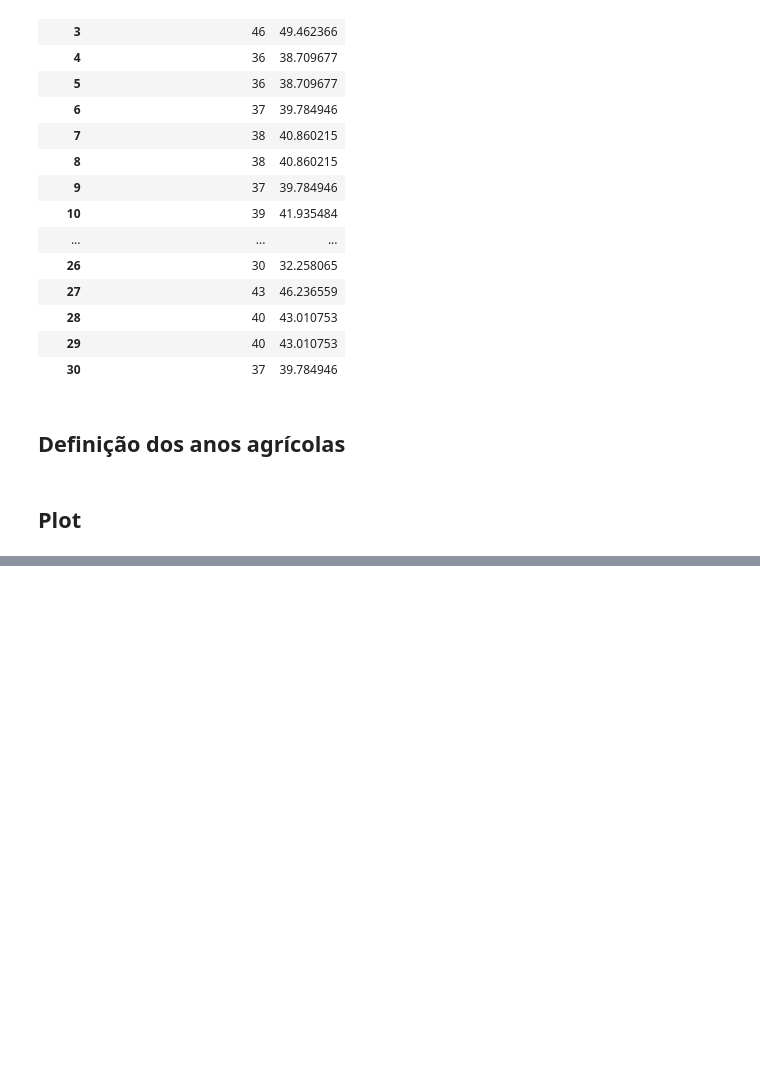
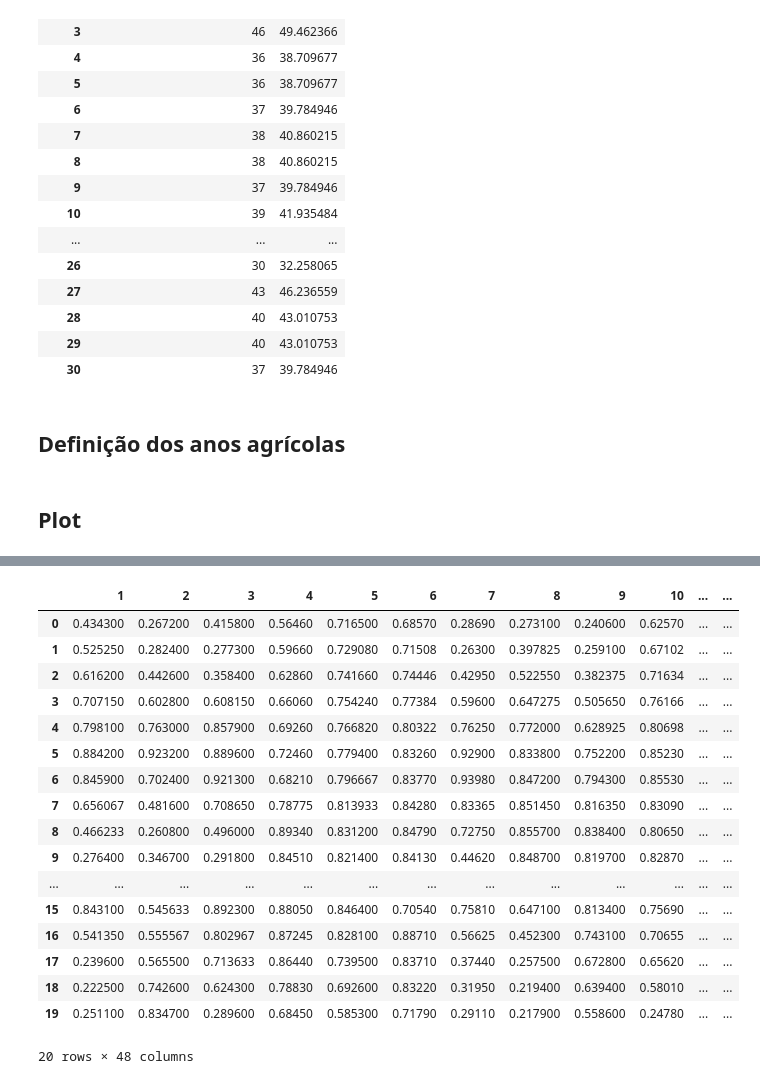
Before and after one commit to felipesa01/projeto_pdi, a Jupyter notebook: Get_filtered_references.ipynb, the cells around one changed output, grey strips where cells are left out. Drawn from its saved outputs; the diff is of its cells as text; code cells hidden in the pictures; blank space fills up the shorter version.

```diff
--- a/Get_filtered_references.ipynb
+++ b/Get_filtered_references.ipynb
@@ -209,0 +211,37 @@ for linha in range(df_interpolado.shape[1]):
+# %%
+selecao = {'2016':[1, 2, 4, 6, 7, 8, 9, 10, 11, 12, 13, 14, 15, 20, 21, 23],
+           '2017':[4, 6, 10, 13, 15, 20, 21, 25, 30],
+           '2018':[1, 5, 8, 11, 12, 14, 25, 26, 28, 30],
+           '2019':[1, 5, 6, 7, 10, 11, 12, 13, 21, 26, 27, 28, 29]}
+
+corte = dt.timedelta(days=45)
+
+amostras = pd.DataFrame(np.zeros((20,1)))
+
+
+for k, v in selecao.items():
+    df_secundario = (df_interpolado.loc[anos_ag[k][0]+corte:anos_ag[k][1]+corte,v]).reset_index(drop=True)
+    amostras = amostras.join(df_secundario,lsuffix='_')
+
+amostras.columns = np.arange(len(amostras.columns))
+amostras.drop([0],1,inplace=True)
+amostras
+# %% [output]
+|  | 1 | 2 | 3 | 4 | 5 | 6 | 7 | 8 | 9 | 10 | ... | ... |
+| 0 | 0.434300 | 0.267200 | 0.415800 | 0.56460 | 0.716500 | 0.68570 | 0.28690 | 0.273100 | 0.240600 | 0.62570 | ... | ... |
+| 1 | 0.525250 | 0.282400 | 0.277300 | 0.59660 | 0.729080 | 0.71508 | 0.26300 | 0.397825 | 0.259100 | 0.67102 | ... | ... |
+| 2 | 0.616200 | 0.442600 | 0.358400 | 0.62860 | 0.741660 | 0.74446 | 0.42950 | 0.522550 | 0.382375 | 0.71634 | ... | ... |
+| 3 | 0.707150 | 0.602800 | 0.608150 | 0.66060 | 0.754240 | 0.77384 | 0.59600 | 0.647275 | 0.505650 | 0.76166 | ... | ... |
+| 4 | 0.798100 | 0.763000 | 0.857900 | 0.69260 | 0.766820 | 0.80322 | 0.76250 | 0.772000 | 0.628925 | 0.80698 | ... | ... |
+| 5 | 0.884200 | 0.923200 | 0.889600 | 0.72460 | 0.779400 | 0.83260 | 0.92900 | 0.833800 | 0.752200 | 0.85230 | ... | ... |
+| 6 | 0.845900 | 0.702400 | 0.921300 | 0.68210 | 0.796667 | 0.83770 | 0.93980 | 0.847200 | 0.794300 | 0.85530 | ... | ... |
+| 7 | 0.656067 | 0.481600 | 0.708650 | 0.78775 | 0.813933 | 0.84280 | 0.83365 | 0.851450 | 0.816350 | 0.83090 | ... | ... |
+| 8 | 0.466233 | 0.260800 | 0.496000 | 0.89340 | 0.831200 | 0.84790 | 0.72750 | 0.855700 | 0.838400 | 0.80650 | ... | ... |
+| 9 | 0.276400 | 0.346700 | 0.291800 | 0.84510 | 0.821400 | 0.84130 | 0.44620 | 0.848700 | 0.819700 | 0.82870 | ... | ... |
+| ... | ... | ... | ... | ... | ... | ... | ... | ... | ... | ... | ... | ... |
+| 15 | 0.843100 | 0.545633 | 0.892300 | 0.88050 | 0.846400 | 0.70540 | 0.75810 | 0.647100 | 0.813400 | 0.75690 | ... | ... |
+| 16 | 0.541350 | 0.555567 | 0.802967 | 0.87245 | 0.828100 | 0.88710 | 0.56625 | 0.452300 | 0.743100 | 0.70655 | ... | ... |
+| 17 | 0.239600 | 0.565500 | 0.713633 | 0.86440 | 0.739500 | 0.83710 | 0.37440 | 0.257500 | 0.672800 | 0.65620 | ... | ... |
+| 18 | 0.222500 | 0.742600 | 0.624300 | 0.78830 | 0.692600 | 0.83220 | 0.31950 | 0.219400 | 0.639400 | 0.58010 | ... | ... |
+| 19 | 0.251100 | 0.834700 | 0.289600 | 0.68450 | 0.585300 | 0.71790 | 0.29110 | 0.217900 | 0.558600 | 0.24780 | ... | ... |
+20 rows × 48 columns
```
Also changed, not shown: parts of 8 cells of this notebook, 2 other files.
